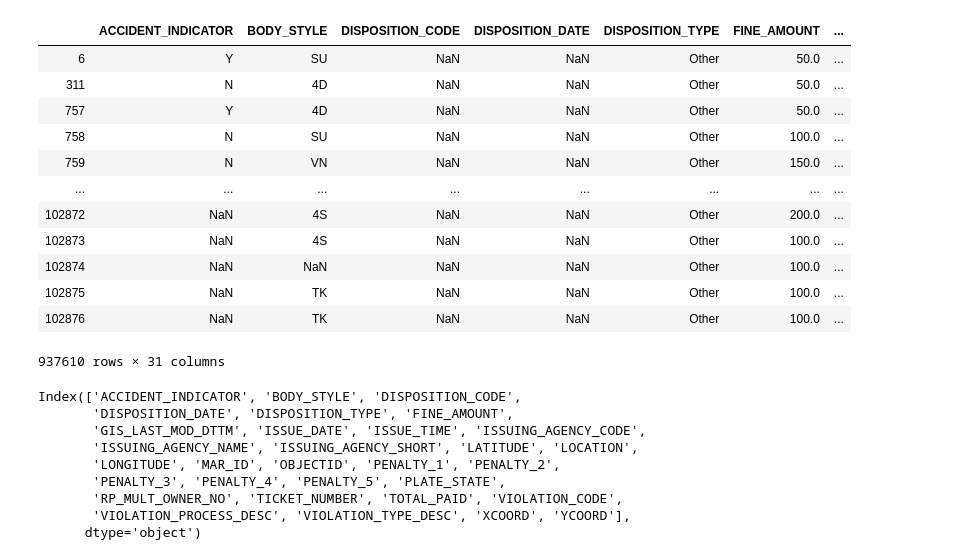
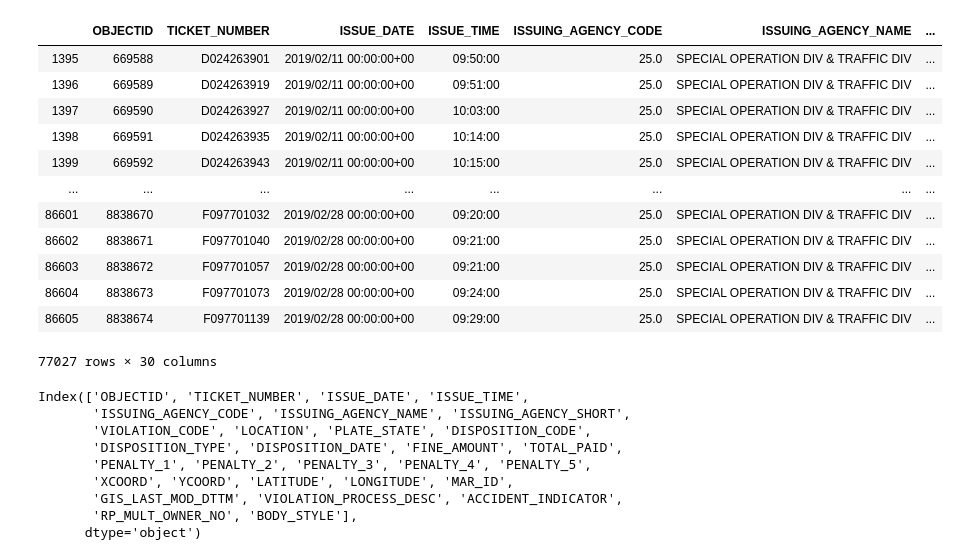
Before and after one commit to carlykelly/Traffic_Project, a Jupyter notebook: Traffic_Data.ipynb, the cells around one changed output. Cells and saved outputs as stored; diff of their text form; code cells hidden in the pictures.

```diff
--- a/Traffic_Data.ipynb
+++ b/Traffic_Data.ipynb
@@ -22,54 +22,54 @@ traffic9 = pd.read_csv("Traffic_Monthly_Data/Moving_Violations_Issued_in_Septemb
 # %%
 #Turning each traffic csv into a dataframe
 traffic_df = pd.DataFrame(traffic)
-traffic2_df = pd.DataFrame(traffic2)
-traffic3_df = pd.DataFrame(traffic3)
-traffic4_df = pd.DataFrame(traffic4)
-traffic5_df = pd.DataFrame(traffic5)
-traffic6_df = pd.DataFrame(traffic6)
-traffic7_df = pd.DataFrame(traffic7)
-traffic7_df = pd.DataFrame(traffic7)
-traffic8_df = pd.DataFrame(traffic8)
-traffic9_df = pd.DataFrame(traffic9)
+#traffic2_df = pd.DataFrame(traffic2)
+#traffic3_df = pd.DataFrame(traffic3)
+#traffic4_df = pd.DataFrame(traffic4)
+#traffic5_df = pd.DataFrame(traffic5)
+#traffic6_df = pd.DataFrame(traffic6)
+#traffic7_df = pd.DataFrame(traffic7)
+#traffic7_df = pd.DataFrame(traffic7)
+#traffic8_df = pd.DataFrame(traffic8)
+#traffic9_df = pd.DataFrame(traffic9)
 
-traffic_df = pd.concat([traffic_df, traffic2_df], sort = True)
-traffic_df = pd.concat([traffic_df, traffic3_df], sort = True)
-traffic_df = pd.concat([traffic_df, traffic4_df], sort = True)
-traffic_df = pd.concat([traffic_df, traffic5_df], sort = True)
-traffic_df = pd.concat([traffic_df, traffic6_df], sort = True)
-traffic_df = pd.concat([traffic_df, traffic7_df], sort = True)
-traffic_df = pd.concat([traffic_df, traffic8_df], sort = True)
-traffic_df = pd.concat([traffic_df, traffic9_df], sort = True)
+#traffic_df = pd.concat([traffic_df, traffic2_df], sort = True)
+#traffic_df = pd.concat([traffic_df, traffic3_df], sort = True)
+#traffic_df = pd.concat([traffic_df, traffic4_df], sort = True)
+#traffic_df = pd.concat([traffic_df, traffic5_df], sort = True)
+#traffic_df = pd.concat([traffic_df, traffic6_df], sort = True)
+#traffic_df = pd.concat([traffic_df, traffic7_df], sort = True)
+#traffic_df = pd.concat([traffic_df, traffic8_df], sort = True)
+#traffic_df = pd.concat([traffic_df, traffic9_df], sort = True)
 traffic_cams = traffic_df[traffic_df['LOCATION'].str.contains("s/b") | traffic_df['LOCATION'].str.contains("n/b") |
                          traffic_df['LOCATION'].str.contains("sw/b") |traffic_df['LOCATION'].str.contains("nw/b") |
                          traffic_df['LOCATION'].str.contains("e/b") |traffic_df['LOCATION'].str.contains("w/b") |
-                         traffic_df['LOCATION'].str.contains("se/b") |traffic_df['LOCATION'].str.contains("sw/b") |
-                          traffic_df['LOCATION'].str.contains("S/B") ]
+                         traffic_df['LOCATION'].str.contains("se/b") |traffic_df['LOCATION'].str.contains("sw/b") ]
+                          #traffic_df['LOCATION'].str.contains("S/B") ]
 
 traffic_cams
 # %% [output]
-|  | ACCIDENT_INDICATOR | BODY_STYLE | DISPOSITION_CODE | DISPOSITION_DATE | DISPOSITION_TYPE | FINE_AMOUNT | ... |
-| 6 | Y | SU | NaN | NaN | Other | 50.0 | ... |
-| 311 | N | 4D | NaN | NaN | Other | 50.0 | ... |
-| 757 | Y | 4D | NaN | NaN | Other | 50.0 | ... |
-| 758 | N | SU | NaN | NaN | Other | 100.0 | ... |
-| 759 | N | VN | NaN | NaN | Other | 150.0 | ... |
+|  | OBJECTID | TICKET_NUMBER | ISSUE_DATE | ISSUE_TIME | ISSUING_AGENCY_CODE | ISSUING_AGENCY_NAME | ... |
+| 1395 | 669588 | D024263901 | 2019/02/11 00:00:00+00 | 09:50:00 | 25.0 | SPECIAL OPERATION DIV & TRAFFIC DIV | ... |
+| 1396 | 669589 | D024263919 | 2019/02/11 00:00:00+00 | 09:51:00 | 25.0 | SPECIAL OPERATION DIV & TRAFFIC DIV | ... |
+| 1397 | 669590 | D024263927 | 2019/02/11 00:00:00+00 | 10:03:00 | 25.0 | SPECIAL OPERATION DIV & TRAFFIC DIV | ... |
+| 1398 | 669591 | D024263935 | 2019/02/11 00:00:00+00 | 10:14:00 | 25.0 | SPECIAL OPERATION DIV & TRAFFIC DIV | ... |
+| 1399 | 669592 | D024263943 | 2019/02/11 00:00:00+00 | 10:15:00 | 25.0 | SPECIAL OPERATION DIV & TRAFFIC DIV | ... |
 | ... | ... | ... | ... | ... | ... | ... | ... |
-| 102872 | NaN | 4S | NaN | NaN | Other | 200.0 | ... |
-| 102873 | NaN | 4S | NaN | NaN | Other | 100.0 | ... |
-| 102874 | NaN | NaN | NaN | NaN | Other | 100.0 | ... |
-| 102875 | NaN | TK | NaN | NaN | Other | 100.0 | ... |
-| 102876 | NaN | TK | NaN | NaN | Other | 100.0 | ... |
+| 86601 | 8838670 | F097701032 | 2019/02/28 00:00:00+00 | 09:20:00 | 25.0 | SPECIAL OPERATION DIV & TRAFFIC DIV | ... |
+| 86602 | 8838671 | F097701040 | 2019/02/28 00:00:00+00 | 09:21:00 | 25.0 | SPECIAL OPERATION DIV & TRAFFIC DIV | ... |
+| 86603 | 8838672 | F097701057 | 2019/02/28 00:00:00+00 | 09:21:00 | 25.0 | SPECIAL OPERATION DIV & TRAFFIC DIV | ... |
+| 86604 | 8838673 | F097701073 | 2019/02/28 00:00:00+00 | 09:24:00 | 25.0 | SPECIAL OPERATION DIV & TRAFFIC DIV | ... |
+| 86605 | 8838674 | F097701139 | 2019/02/28 00:00:00+00 | 09:29:00 | 25.0 | SPECIAL OPERATION DIV & TRAFFIC DIV | ... |
-937610 rows × 31 columns
+77027 rows × 30 columns
 # %%
 traffic_cams.columns
 # %% [output]
-Index(['ACCIDENT_INDICATOR', 'BODY_STYLE', 'DISPOSITION_CODE',
-       'DISPOSITION_DATE', 'DISPOSITION_TYPE', 'FINE_AMOUNT',
-       'GIS_LAST_MOD_DTTM', 'ISSUE_DATE', 'ISSUE_TIME', 'ISSUING_AGENCY_CODE',
-       'ISSUING_AGENCY_NAME', 'ISSUING_AGENCY_SHORT', 'LATITUDE', 'LOCATION',
-       'LONGITUDE', 'MAR_ID', 'OBJECTID', 'PENALTY_1', 'PENALTY_2',
-       'PENALTY_3', 'PENALTY_4', 'PENALTY_5', 'PLATE_STATE',
-       'RP_MULT_OWNER_NO', 'TICKET_NUMBER', 'TOTAL_PAID', 'VIOLATION_CODE',
-       'VIOLATION_PROCESS_DESC', 'VIOLATION_TYPE_DESC', 'XCOORD', 'YCOORD'],
+Index(['OBJECTID', 'TICKET_NUMBER', 'ISSUE_DATE', 'ISSUE_TIME',
+       'ISSUING_AGENCY_CODE', 'ISSUING_AGENCY_NAME', 'ISSUING_AGENCY_SHORT',
+       'VIOLATION_CODE', 'LOCATION', 'PLATE_STATE', 'DISPOSITION_CODE',
+       'DISPOSITION_TYPE', 'DISPOSITION_DATE', 'FINE_AMOUNT', 'TOTAL_PAID',
+       'PENALTY_1', 'PENALTY_2', 'PENALTY_3', 'PENALTY_4', 'PENALTY_5',
+       'XCOORD', 'YCOORD', 'LATITUDE', 'LONGITUDE', 'MAR_ID',
+       'GIS_LAST_MOD_DTTM', 'VIOLATION_PROCESS_DESC', 'ACCIDENT_INDICATOR',
+       'RP_MULT_OWNER_NO', 'BODY_STYLE'],
       dtype='object')
```
Also changed, not shown: parts of 5 cells of this notebook, 1 other file.
